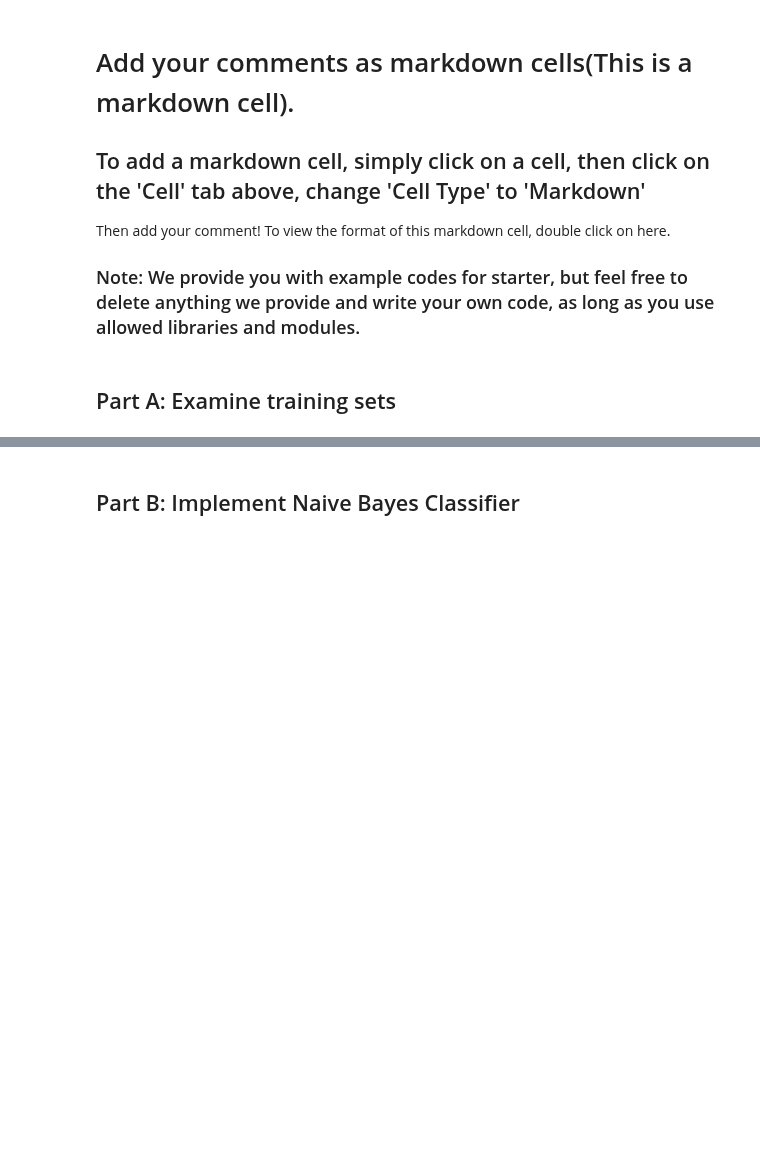
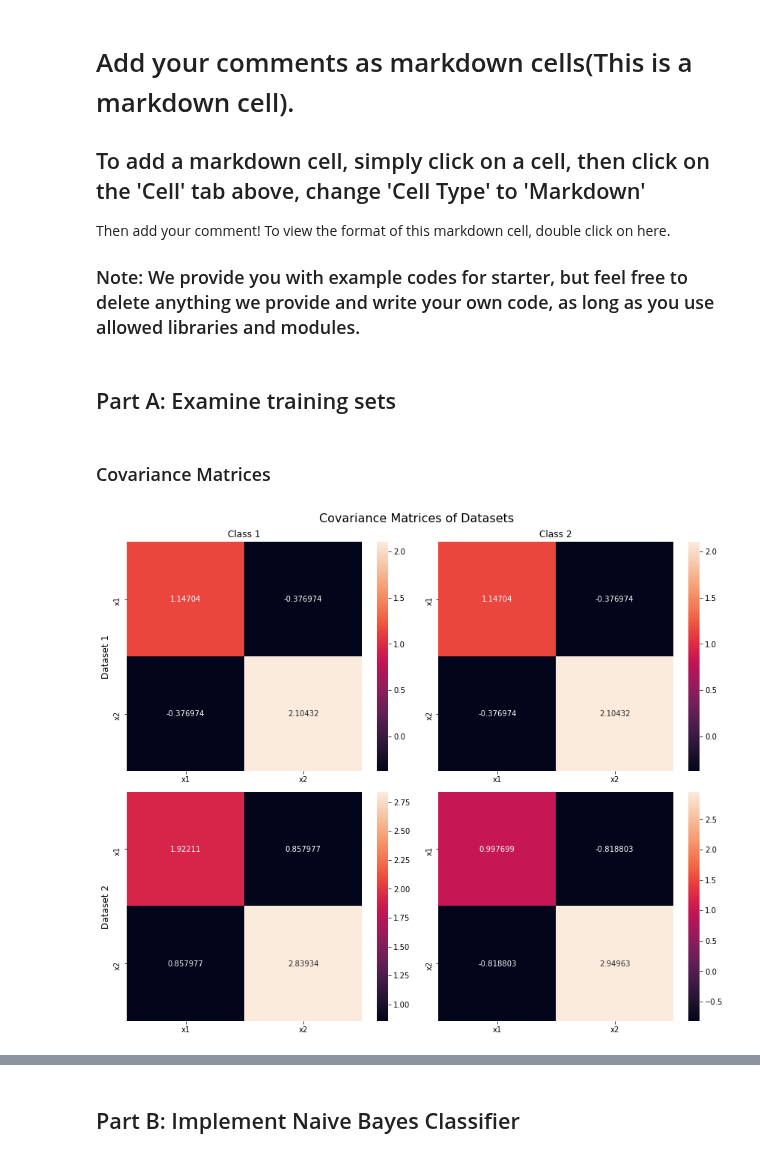
Before and after one commit to batuhanfaik/itu-cmpe, a Jupyter notebook: hw1/HW1_template.ipynb, the cells around one changed output, grey strips where cells are left out. Drawn from its saved outputs; the diff is of its cells as text; code cells hidden in the pictures; blank space fills up the shorter version.

Commit message:
Finish part A

```diff
--- a/hw1/HW1_template.ipynb
+++ b/hw1/HW1_template.ipynb
@@ -93,0 +67,28 @@ ax.set_yticklabels(['']+alpha)
+# %% [markdown]
+### Covariance Matrices
+# %%
+# PART A: Examine training sets here. plots etc.
+ds1_c1, ds1_c2 = df1.loc[df1['y'] == 0][["x1", "x2"]].values, df1.loc[df1['y'] == 1][["x1", "x2"]].values
+ds2_c1, ds2_c2 = df2.loc[df2['y'] == 0][["x1", "x2"]].values, df2.loc[df2['y'] == 1][["x1", "x2"]].values
+
+ds1_c1_conv, ds1_c2_conv = np.cov(np.transpose(ds1_c1)), np.cov(np.transpose(ds1_c2))
+ds2_c1_conv, ds2_c2_conv = np.cov(np.transpose(ds2_c1)), np.cov(np.transpose(ds2_c2))
+
+fig, axes = plt.subplots(nrows=2, ncols=2, figsize=(12, 10))
+sns.heatmap(ds1_c1_conv, annot=True, fmt='g', xticklabels=["x1", "x2"], yticklabels=["x1", "x2"], ax=axes[0][0])
+sns.heatmap(ds1_c2_conv, annot=True, fmt='g', xticklabels=["x1", "x2"], yticklabels=["x1", "x2"], ax=axes[0][1])
+sns.heatmap(ds2_c1_conv, annot=True, fmt='g', xticklabels=["x1", "x2"], yticklabels=["x1", "x2"], ax=axes[1][0])
+sns.heatmap(ds2_c2_conv, annot=True, fmt='g', xticklabels=["x1", "x2"], yticklabels=["x1", "x2"], ax=axes[1][1])
+axes[0][0].set_title("Class 1")
+axes[0][1].set_title("Class 2")
+axes[0][0].set_ylabel("Dataset 1", fontsize=12)
+axes[1][0].set_ylabel("Dataset 2", fontsize=12)
+fig.suptitle("Covariance Matrices of Datasets", fontsize=16)
+fig.tight_layout()
+plt.show()
+# In the first dataset, covariance matrices of both classes are equal. Therefore, Mahalanobis distance can be used to measure
+# the distance between means of classes. Although lines connecting means may not be perpendicular to the decision boundaries,
+# decision boundaries themselves will be linear.
+# In the second dataset, covariance matrices of classes are not equal. Therefore expected decision boundaries are quadratic.
+# %% [output]
+[figure, added]
```
Also changed, not shown: parts of 12 cells of this notebook.
